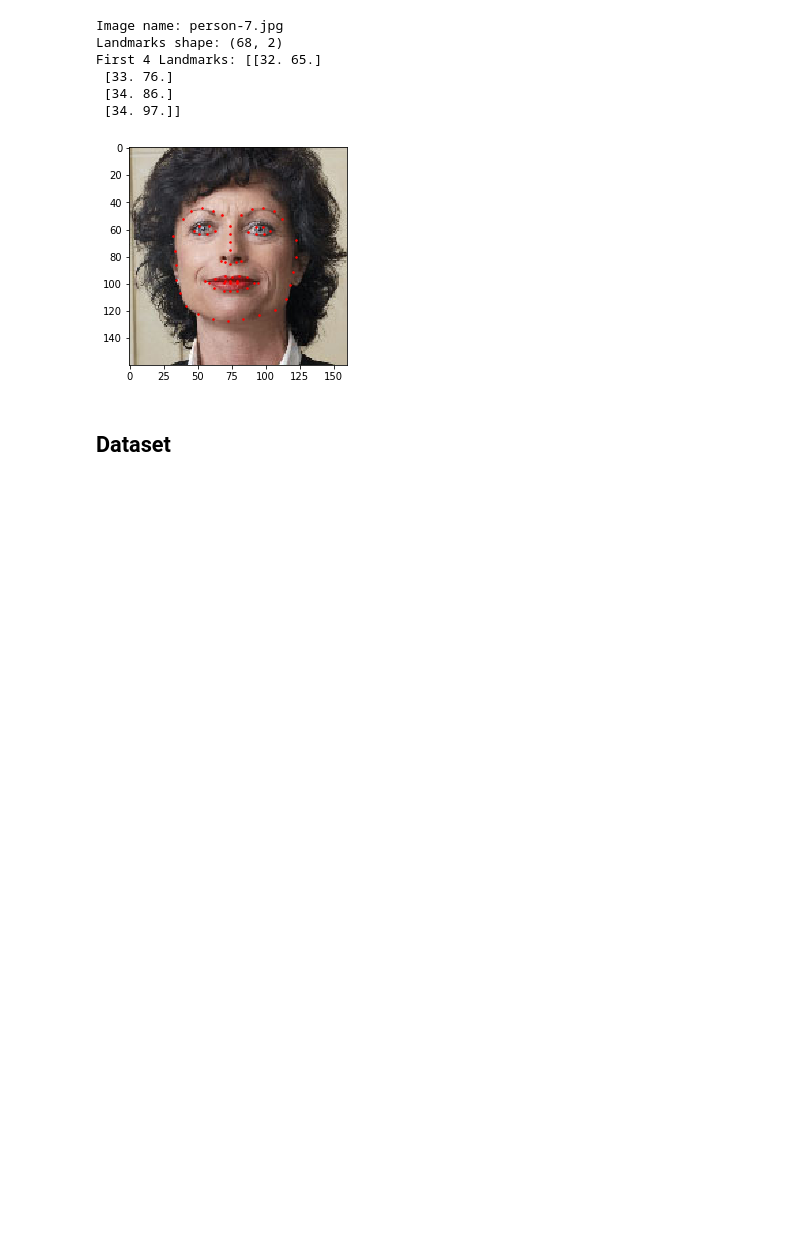
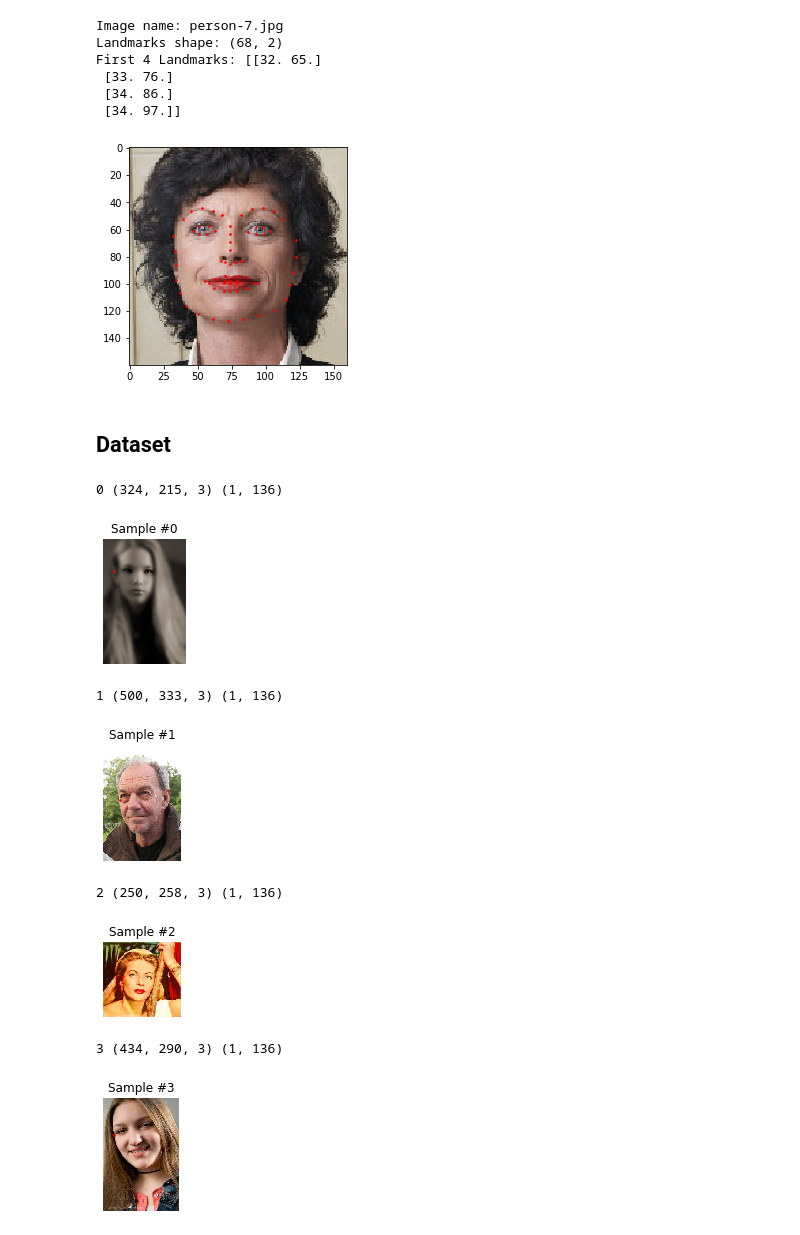
Before and after one commit to lixinso/intro-to-pytorch, a Jupyter notebook: sample_pytorch_customized_data_generator.ipynb, the cells around one changed output. Saved outputs shown, nothing was run; the diff lists cells and outputs as text; code cells hidden in the pictures; blank space fills up the shorter version.

```diff
--- a/sample_pytorch_customized_data_generator.ipynb
+++ b/sample_pytorch_customized_data_generator.ipynb
@@ -130,7 +130,7 @@ class FaceLandmarksDataset(Dataset):
     def __init__(self, csv_file, root_dir, transform=None):
         self.landmarks_frame = pd.read_csv(csv_file)
         self.root_dir = root_dir
-        self.transfrom = transform
+        self.transform = transform
 
     def __len__(self):
         return len(self.landmarks_frame)
@@ -149,3 +149,31 @@ class FaceLandmarksDataset(Dataset):
             sample = self.transform(sample)
 
         return sample
+# %%
+face_dataset = FaceLandmarksDataset(csv_file="data/faces/face_landmarks.csv", root_dir="data/faces/")
+
+fig = plt.figure()
+
+for i in range(len(face_dataset)):
+  sample = face_dataset[i]
+
+  print(i, sample['image'].shape, sample['landmarks'].shape)
+
+  ax = plt.subplot(1,4, i + 1)
+  plt.tight_layout()
+  ax.set_title("Sample #{}".format(i))
+  ax.axis("off")
+  show_landmarks(**sample)
+
+  if i == 3:
+    plt.show()
+    break
+# %% [output]
+0 (324, 215, 3) (1, 136)
+[figure, added]
+1 (500, 333, 3) (1, 136)
+[figure, added]
+2 (250, 258, 3) (1, 136)
+[figure, added]
+3 (434, 290, 3) (1, 136)
+[figure, added]
```
